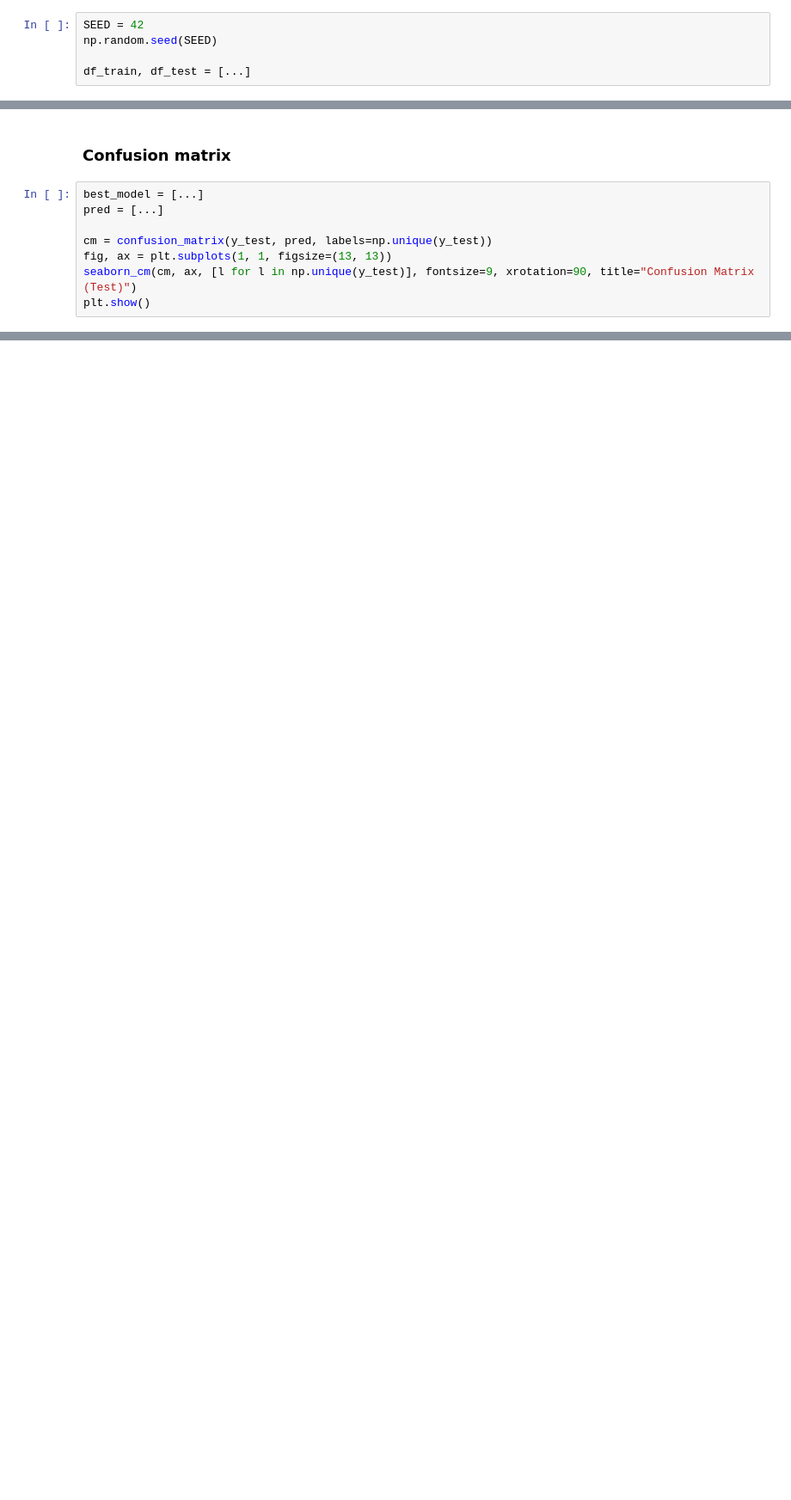
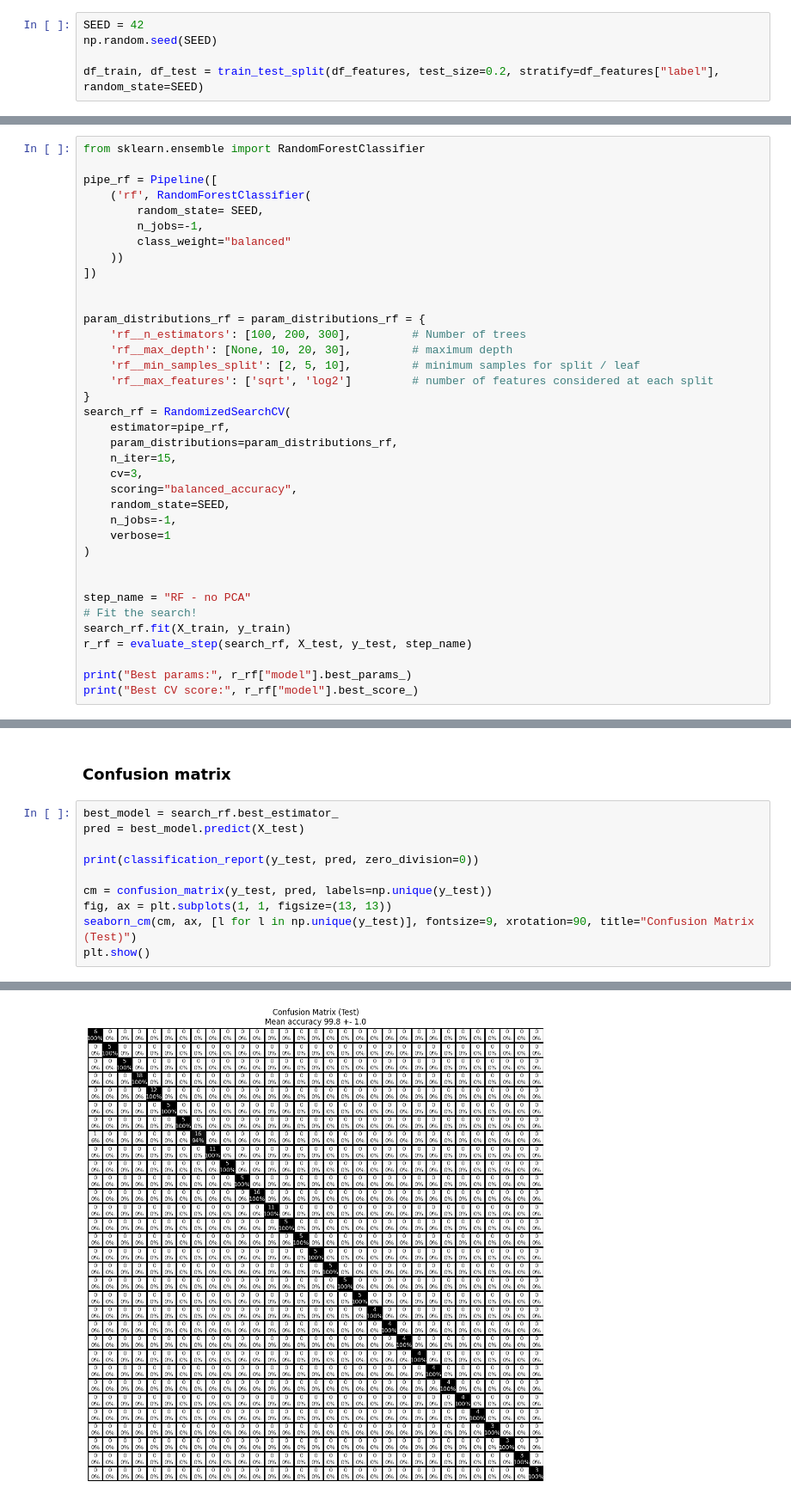
Before and after one commit to leilaalizadeh/Machine-Learning-in-Application, a Jupyter notebook: 1_ML_time_series_a_2.ipynb, the cells around one changed output, grey strips where cells are left out. Shown at 86% size. Drawn from its saved outputs; the diff is of its cells as text; blank space fills up the shorter version.

```diff
--- a/1_ML_time_series_a_2.ipynb
+++ b/1_ML_time_series_a_2.ipynb
@@ -183,7 +205,7 @@ Use a reproducible and stratified split (important with many classes).
 SEED = 42
 np.random.seed(SEED)
 
-df_train, df_test = [...]
+df_train, df_test = train_test_split(df_features, test_size=0.2, stratify=df_features["label"], random_state=SEED)
 # %%
 # Separate features/target
 drop_cols = ["label", "start", "end"]
@@ -562,0 +684,37 @@ print("Best CV score:", r_rf["model"].best_score_)
+# %%
+from sklearn.ensemble import RandomForestClassifier
+
+pipe_rf = Pipeline([
+    ('rf', RandomForestClassifier(
+        random_state= SEED,
+        n_jobs=-1,
+        class_weight="balanced"
+    ))
+])
+
+
+param_distributions_rf = param_distributions_rf = {
+    'rf__n_estimators': [100, 200, 300],         # Number of trees
+    'rf__max_depth': [None, 10, 20, 30],         # maximum depth
+    'rf__min_samples_split': [2, 5, 10],         # minimum samples for split / leaf
+    'rf__max_features': ['sqrt', 'log2']         # number of features considered at each split
+}
+search_rf = RandomizedSearchCV(
+    estimator=pipe_rf,
+    param_distributions=param_distributions_rf,
+    n_iter=15,
+    cv=3,
+    scoring="balanced_accuracy",
+    random_state=SEED,
+    n_jobs=-1,
+    verbose=1
+)
+
+
+step_name = "RF - no PCA"
+# Fit the search!
+search_rf.fit(X_train, y_train)
+r_rf = evaluate_step(search_rf, X_test, y_test, step_name)
+
+print("Best params:", r_rf["model"].best_params_)
+print("Best CV score:", r_rf["model"].best_score_)
@@ -563,10 +732,13 @@ print("Best CV score:", r_rf["model"].best_score_)
 # %% [markdown]
 ### Confusion matrix
 # %%
-best_model = [...]
-pred = [...]
+best_model = search_rf.best_estimator_
+pred = best_model.predict(X_test)
+
+print(classification_report(y_test, pred, zero_division=0))
 
 cm = confusion_matrix(y_test, pred, labels=np.unique(y_test))
 fig, ax = plt.subplots(1, 1, figsize=(13, 13))
 seaborn_cm(cm, ax, [l for l in np.unique(y_test)], fontsize=9, xrotation=90, title="Confusion Matrix (Test)")
 plt.show()
+# %% [output]
@@ -572,0 +762 @@ plt.show()
+[figure, added]
```
Also changed, not shown: parts of 19 cells of this notebook.
